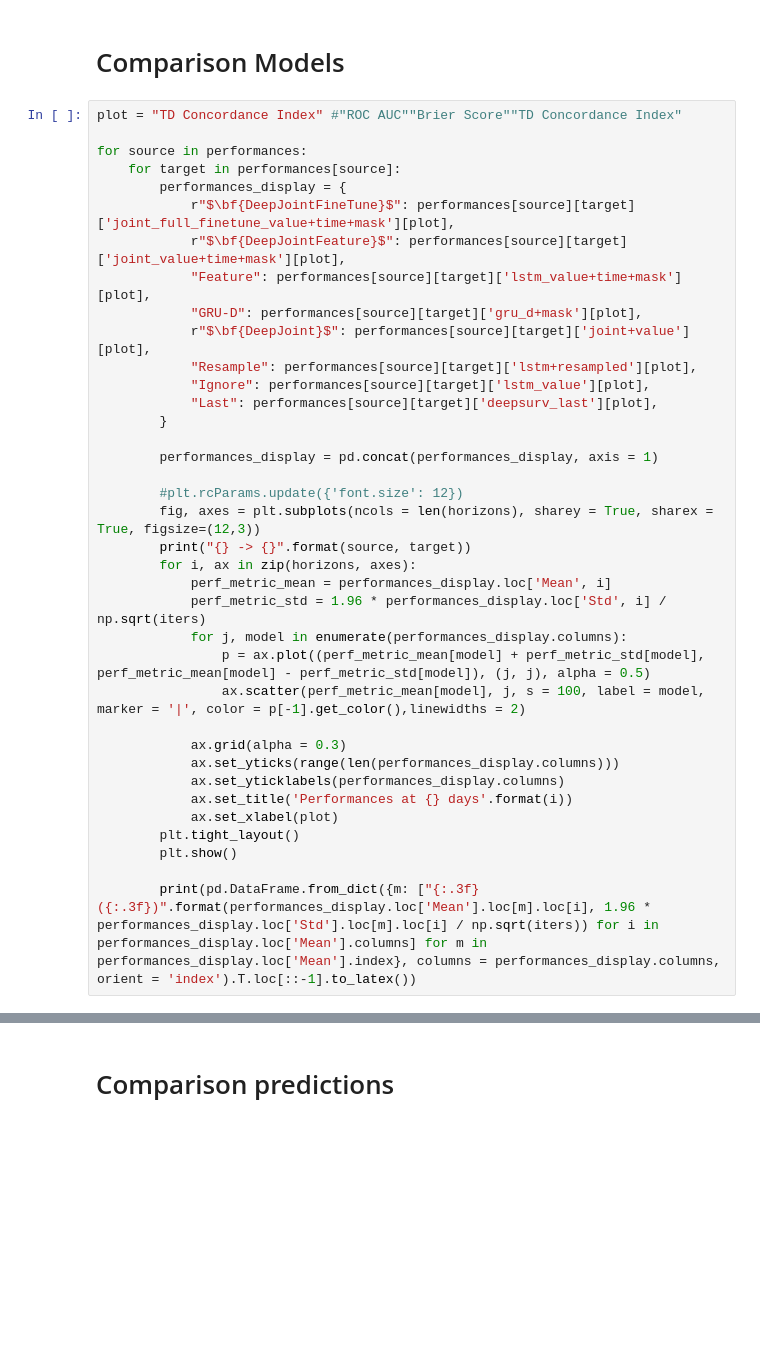
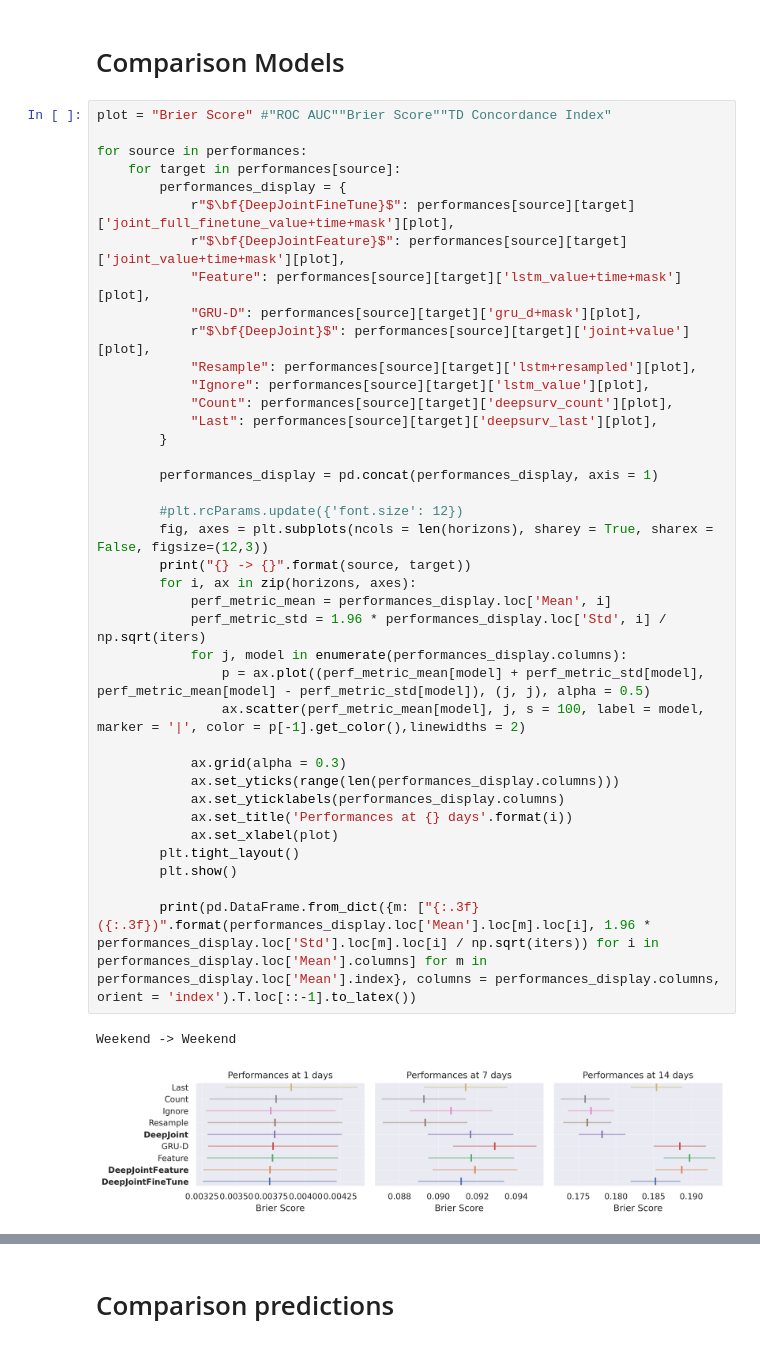
Before and after one commit to Jeanselme/MultitaskTransportability, a Jupyter notebook: 4. Analysis Results.ipynb, the cells around one changed output, grey strips where cells are left out. Saved outputs shown, nothing was run; the diff lists cells and outputs as text; blank space fills up the shorter version.

```diff
--- a/4. Analysis Results.ipynb
+++ b/4. Analysis Results.ipynb
@@ -216,7 +292,7 @@ for source in performances:
 # %% [markdown]
 # Comparison Models
 # %%
-plot = "TD Concordance Index" #"ROC AUC""Brier Score""TD Concordance Index"
+plot = "Brier Score" #"ROC AUC""Brier Score""TD Concordance Index"
 
 for source in performances:
     for target in performances[source]:
@@ -224,31 +300,35 @@ for source in performances:
             r"$\bf{DeepJointFineTune}$": performances[source][target]['joint_full_finetune_value+time+mask'][plot],
             r"$\bf{DeepJointFeature}$": performances[source][target]['joint_value+time+mask'][plot],
             "Feature": performances[source][target]['lstm_value+time+mask'][plot],
             "GRU-D": performances[source][target]['gru_d+mask'][plot],
             r"$\bf{DeepJoint}$": performances[source][target]['joint+value'][plot],
             "Resample": performances[source][target]['lstm+resampled'][plot],
             "Ignore": performances[source][target]['lstm_value'][plot],
+            "Count": performances[source][target]['deepsurv_count'][plot],
             "Last": performances[source][target]['deepsurv_last'][plot],
         }
 
         performances_display = pd.concat(performances_display, axis = 1)
 
         #plt.rcParams.update({'font.size': 12})
-        fig, axes = plt.subplots(ncols = len(horizons), sharey = True, sharex = True, figsize=(12,3))
+        fig, axes = plt.subplots(ncols = len(horizons), sharey = True, sharex = False, figsize=(12,3))
         print("{} -> {}".format(source, target))
         for i, ax in zip(horizons, axes):
             perf_metric_mean = performances_display.loc['Mean', i]
             perf_metric_std = 1.96 * performances_display.loc['Std', i] / np.sqrt(iters)
             for j, model in enumerate(performances_display.columns):
                 p = ax.plot((perf_metric_mean[model] + perf_metric_std[model], perf_metric_mean[model] - perf_metric_std[model]), (j, j), alpha = 0.5)
                 ax.scatter(perf_metric_mean[model], j, s = 100, label = model, marker = '|', color = p[-1].get_color(),linewidths = 2)
 
             ax.grid(alpha = 0.3)
             ax.set_yticks(range(len(performances_display.columns)))
             ax.set_yticklabels(performances_display.columns)
             ax.set_title('Performances at {} days'.format(i))
             ax.set_xlabel(plot)
         plt.tight_layout()
         plt.show()
 
         print(pd.DataFrame.from_dict({m: ["{:.3f} ({:.3f})".format(performances_display.loc['Mean'].loc[m].loc[i], 1.96 * performances_display.loc['Std'].loc[m].loc[i] / np.sqrt(iters)) for i in performances_display.loc['Mean'].columns] for m in performances_display.loc['Mean'].index}, columns = performances_display.columns, orient = 'index').T.loc[::-1].to_latex())
+# %% [output]
+Weekend -> Weekend
+[figure, added]
```
Also changed, not shown: parts of 13 cells of this notebook, 1 other file.
